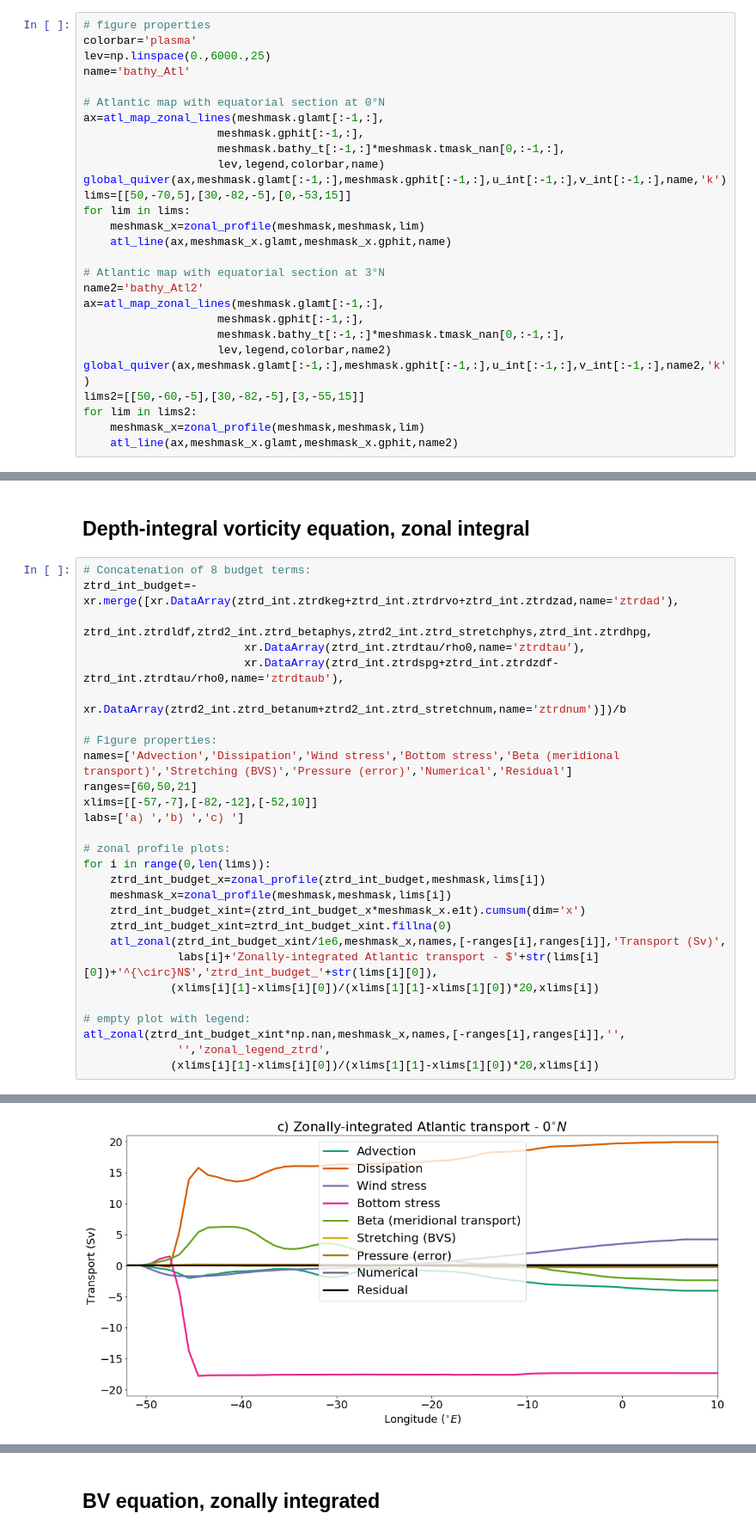
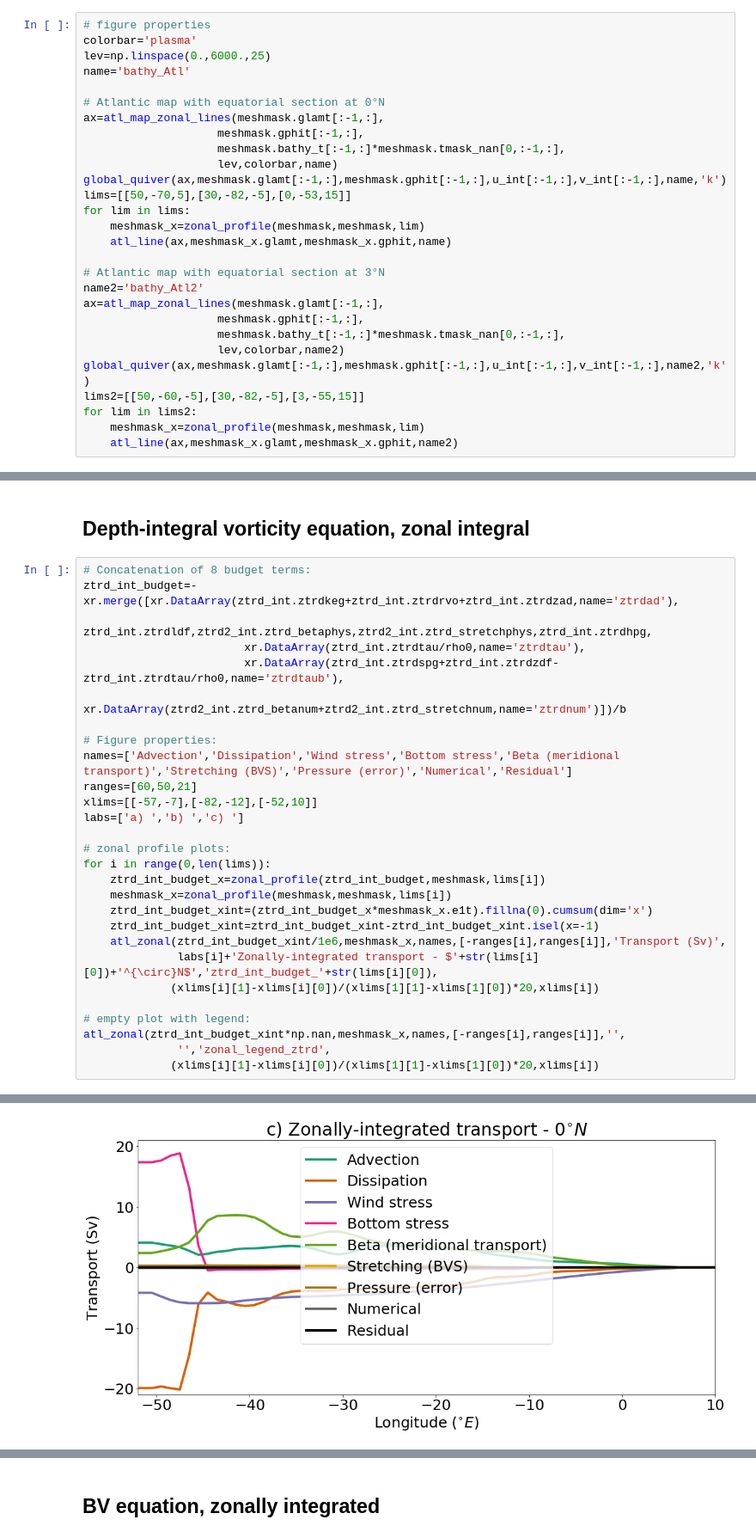
Before and after one commit to RobinWaldman/VoBiN, a Jupyter notebook: plot/figures_Atl.ipynb, the cells around one changed output, grey strips where cells are left out. Shown at 86% size. Saved outputs shown, nothing was run; the diff lists cells and outputs as text.

```diff
--- a/plot/figures_Atl.ipynb
+++ b/plot/figures_Atl.ipynb
@@ -65,7 +68,7 @@ name='bathy_Atl'
 ax=atl_map_zonal_lines(meshmask.glamt[:-1,:],
                     meshmask.gphit[:-1,:],
                     meshmask.bathy_t[:-1,:]*meshmask.tmask_nan[0,:-1,:],
-                    lev,legend,colorbar,name)
+                    lev,colorbar,name)
 global_quiver(ax,meshmask.glamt[:-1,:],meshmask.gphit[:-1,:],u_int[:-1,:],v_int[:-1,:],name,'k')
 lims=[[50,-70,5],[30,-82,-5],[0,-53,15]]
 for lim in lims:
@@ -77,7 +80,7 @@ name2='bathy_Atl2'
 ax=atl_map_zonal_lines(meshmask.glamt[:-1,:],
                     meshmask.gphit[:-1,:],
                     meshmask.bathy_t[:-1,:]*meshmask.tmask_nan[0,:-1,:],
-                    lev,legend,colorbar,name2)
+                    lev,colorbar,name2)
 global_quiver(ax,meshmask.glamt[:-1,:],meshmask.gphit[:-1,:],u_int[:-1,:],v_int[:-1,:],name2,'k')
 lims2=[[50,-60,-5],[30,-82,-5],[3,-55,15]]
 for lim in lims2:
@@ -160,10 +163,10 @@ labs=['a) ','b) ','c) ']
 for i in range(0,len(lims)):
     ztrd_int_budget_x=zonal_profile(ztrd_int_budget,meshmask,lims[i])
     meshmask_x=zonal_profile(meshmask,meshmask,lims[i])
-    ztrd_int_budget_xint=(ztrd_int_budget_x*meshmask_x.e1t).cumsum(dim='x')
-    ztrd_int_budget_xint=ztrd_int_budget_xint.fillna(0)
+    ztrd_int_budget_xint=(ztrd_int_budget_x*meshmask_x.e1t).fillna(0).cumsum(dim='x')
+    ztrd_int_budget_xint=ztrd_int_budget_xint-ztrd_int_budget_xint.isel(x=-1)
     atl_zonal(ztrd_int_budget_xint/1e6,meshmask_x,names,[-ranges[i],ranges[i]],'Transport (Sv)',
-              labs[i]+'Zonally-integrated Atlantic transport - $'+str(lims[i][0])+'^{\circ}N$','ztrd_int_budget_'+str(lims[i][0]),
+              labs[i]+'Zonally-integrated transport - $'+str(lims[i][0])+'^{\circ}N$','ztrd_int_budget_'+str(lims[i][0]),
              (xlims[i][1]-xlims[i][0])/(xlims[1][1]-xlims[1][0])*20,xlims[i])
 
 # empty plot with legend:
@@ -184 +187 @@ The PostScript backend does not support transparency; partially transparent arti
-[figure, old version]
+[figure, new version]
```
Also changed, not shown: parts of 6 cells of this notebook, 1 other file.
